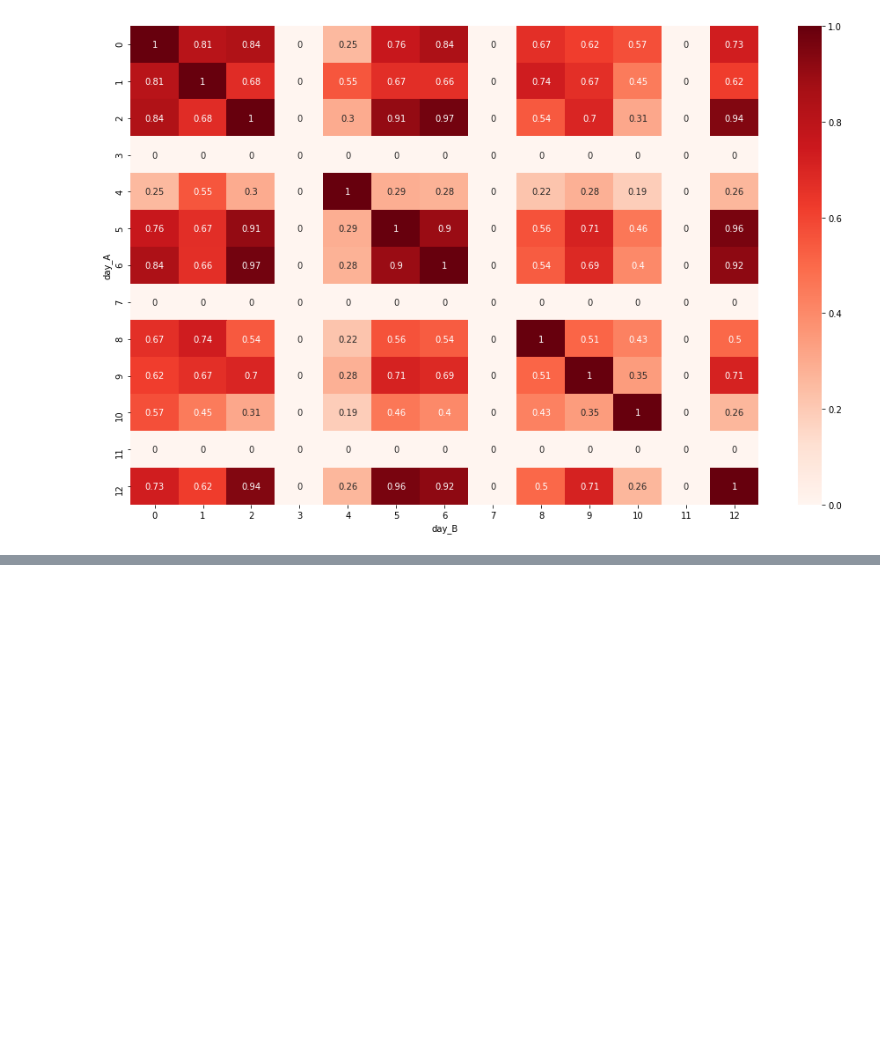
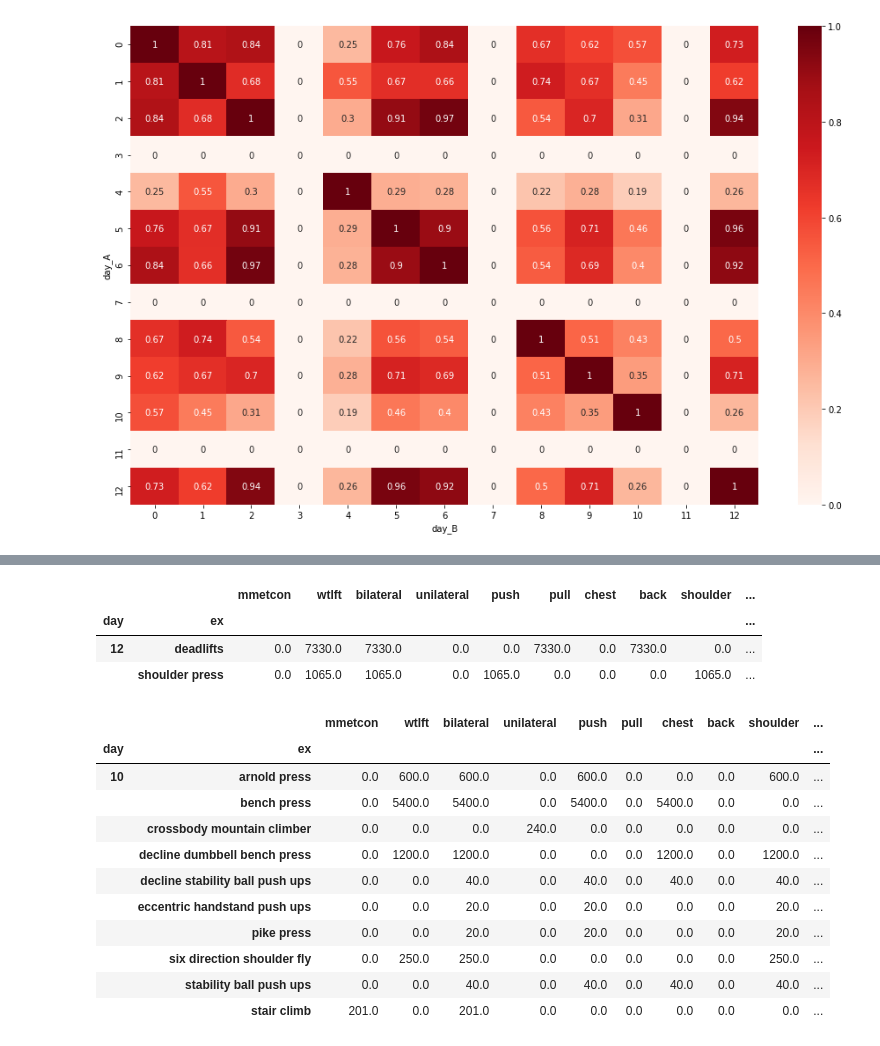
Before and after one commit to AI-AF/autowod, a Jupyter notebook: notebooks/hnlog.ipynb, the cells around one changed output, grey strips where cells are left out. Saved outputs shown, nothing was run; the diff lists cells and outputs as text; code cells hidden in the pictures; blank space fills up the shorter version.

```diff
--- a/notebooks/hnlog.ipynb
+++ b/notebooks/hnlog.ipynb
@@ -90,0 +70,22 @@ sns.heatmap(df_corr.pivot('day_A', 'day_B', 'corr'), cmap="Reds", annot=True);
+# %%
+df.query('day==12')
+# %% [output]
+|  |  | mmetcon | wtlft | bilateral | unilateral | push | pull | chest | back | shoulder | ... |
+| day | ex |  |  |  |  |  |  |  |  |  | ... |
+| 12 | deadlifts | 0.0 | 7330.0 | 7330.0 | 0.0 | 0.0 | 7330.0 | 0.0 | 7330.0 | 0.0 | ... |
+|  | shoulder press | 0.0 | 1065.0 | 1065.0 | 0.0 | 1065.0 | 0.0 | 0.0 | 0.0 | 1065.0 | ... |
+# %%
+df.query('day==10')
+# %% [output]
+|  |  | mmetcon | wtlft | bilateral | unilateral | push | pull | chest | back | shoulder | ... |
+| day | ex |  |  |  |  |  |  |  |  |  | ... |
+| 10 | arnold press | 0.0 | 600.0 | 600.0 | 0.0 | 600.0 | 0.0 | 0.0 | 0.0 | 600.0 | ... |
+|  | bench press | 0.0 | 5400.0 | 5400.0 | 0.0 | 5400.0 | 0.0 | 5400.0 | 0.0 | 0.0 | ... |
+|  | crossbody mountain climber | 0.0 | 0.0 | 0.0 | 240.0 | 0.0 | 0.0 | 0.0 | 0.0 | 0.0 | ... |
+|  | decline dumbbell bench press | 0.0 | 1200.0 | 1200.0 | 0.0 | 0.0 | 0.0 | 1200.0 | 0.0 | 1200.0 | ... |
+|  | decline stability ball push ups | 0.0 | 0.0 | 40.0 | 0.0 | 40.0 | 0.0 | 40.0 | 0.0 | 40.0 | ... |
+|  | eccentric handstand push ups | 0.0 | 0.0 | 20.0 | 0.0 | 20.0 | 0.0 | 0.0 | 0.0 | 20.0 | ... |
+|  | pike press | 0.0 | 0.0 | 20.0 | 0.0 | 20.0 | 0.0 | 0.0 | 0.0 | 20.0 | ... |
+|  | six direction shoulder fly | 0.0 | 250.0 | 250.0 | 0.0 | 0.0 | 0.0 | 0.0 | 0.0 | 250.0 | ... |
+|  | stability ball push ups | 0.0 | 0.0 | 40.0 | 0.0 | 40.0 | 0.0 | 40.0 | 0.0 | 40.0 | ... |
+|  | stair climb | 201.0 | 0.0 | 201.0 | 0.0 | 0.0 | 0.0 | 0.0 | 0.0 | 0.0 | ... |
```
Also changed, not shown: parts of 7 cells of this notebook.
